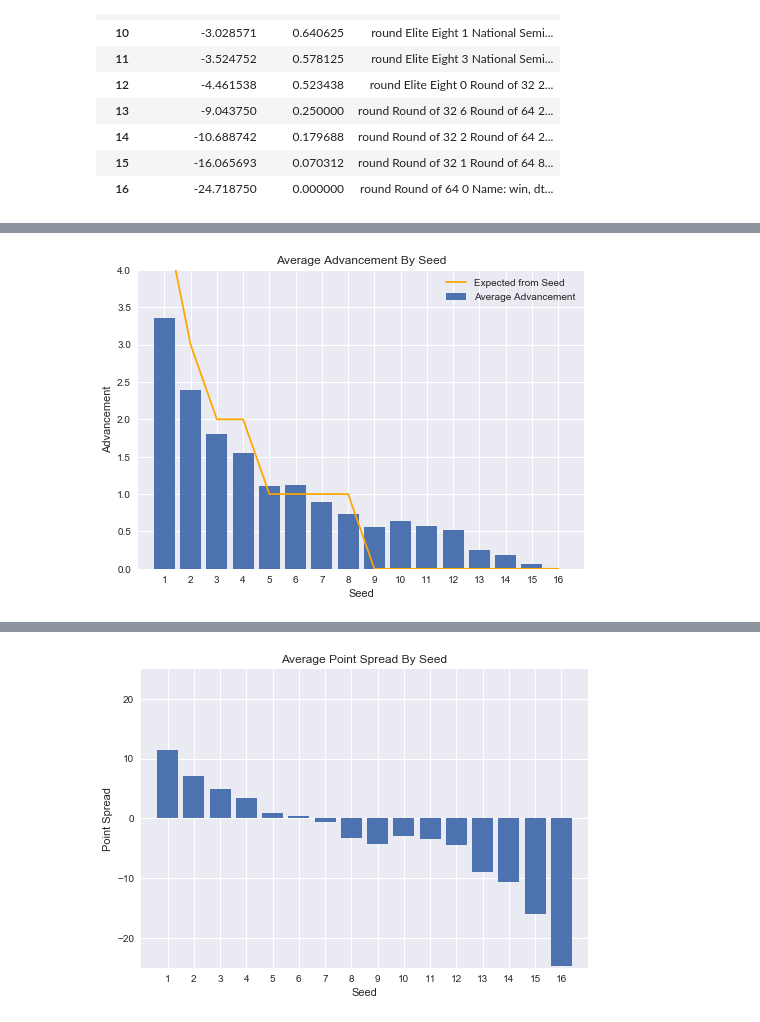
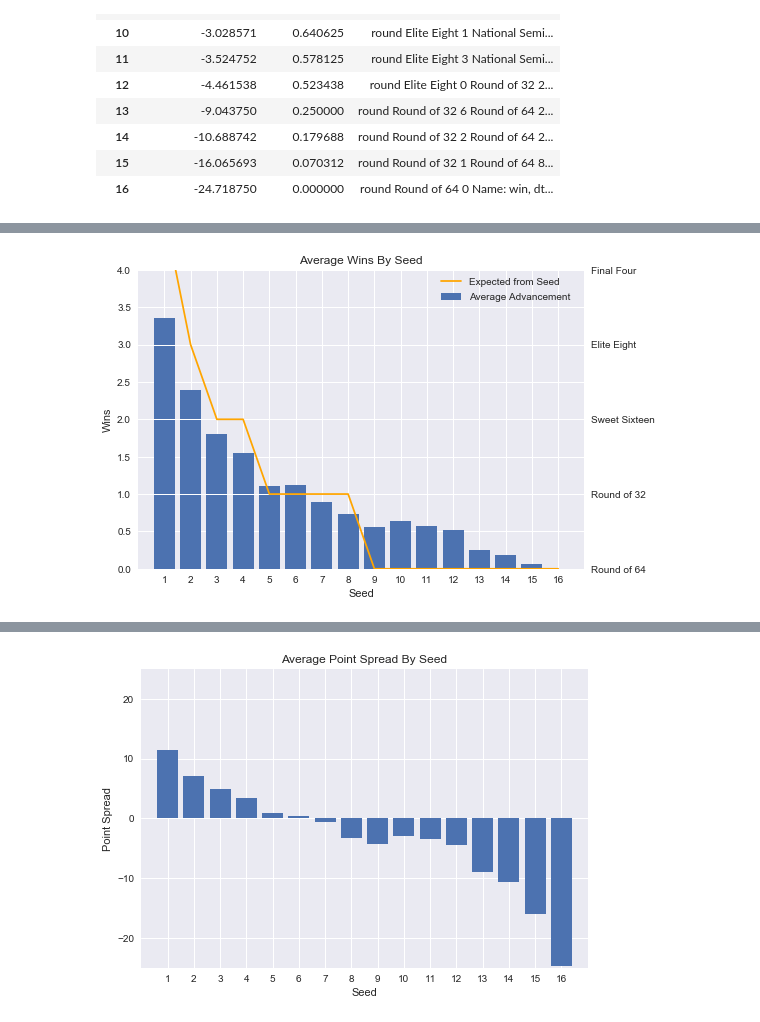
Before and after one commit to mmclaughlin87/march-madness-historical-perfomance, a Jupyter notebook: march_madness_analysis.ipynb, the cells around one changed output, grey strips where cells are left out. Saved outputs shown, nothing was run; the diff lists cells and outputs as text; code cells hidden in the pictures.

```diff
--- a/march_madness_analysis.ipynb
+++ b/march_madness_analysis.ipynb
@@ -91,22 +110,30 @@ seed_summaries
 # %%
 # plot average wins by seed
-plt.bar(seed_summaries.index, seed_summaries["Average Wins"])
+fig, ax1 = plt.subplots()
+plt.title("Average Wins By Seed")
+
 tick_locations = seed_summaries.index
-plt.title("Average Advancement By Seed")
-plt.ylabel("Advancement")
-plt.xlabel("Seed")
-plt.xticks(tick_locations, seed_summaries.index)
-#####################################################################################################
-# yticks = ["Round of 64","Round of 32","Sweet Sixteen","Elite Eight","Final Four"]
-# plt.yticks(range(5),yticks)
-#####################################################################################################
-plt.ylim(0,4)
-plt.xlim(0,17)
+ax1.set_xticklabels(seed_summaries.index)
+ax1.set_xlabel("Seed")
+ax1.set_ylabel("Wins")
+ax1.set_ylim(0,4)
+ax1.set_xlim(0,17)
+
+ax2 = ax1.twinx()
+
+ax2.set_ylim(0,4)
+ax2.set_xlim(0,17)
+ax2.set_xticks(range(1,17))
+yticks = ["Round of 64","Round of 32","Sweet Sixteen","Elite Eight","Final Four"]
+ax2.set_yticks(range(5))
+ax2.set_yticklabels(yticks)
 
 seed_expectations = [4.75,3,2,2,1,1,1,1,0,0,0,0,0,0,0,0]
-plt.plot(tick_locations, seed_expectations, c="orange")
+ax1.bar(seed_summaries.index, seed_summaries["Average Wins"])
+ax2.plot(tick_locations, seed_expectations, c="orange")
+ax1.legend(["Average Advancement"], loc=(0.67,0.88))
+ax2.legend(["Expected from Seed"], loc=(0.67,0.93))
 
-plt.legend(["Expected from Seed","Average Advancement"])
 plt.show()
 # %% [output]
-[figure, old version]
+[figure, new version]
```
Also changed, not shown: parts of 10 cells of this notebook, 1 other file.
